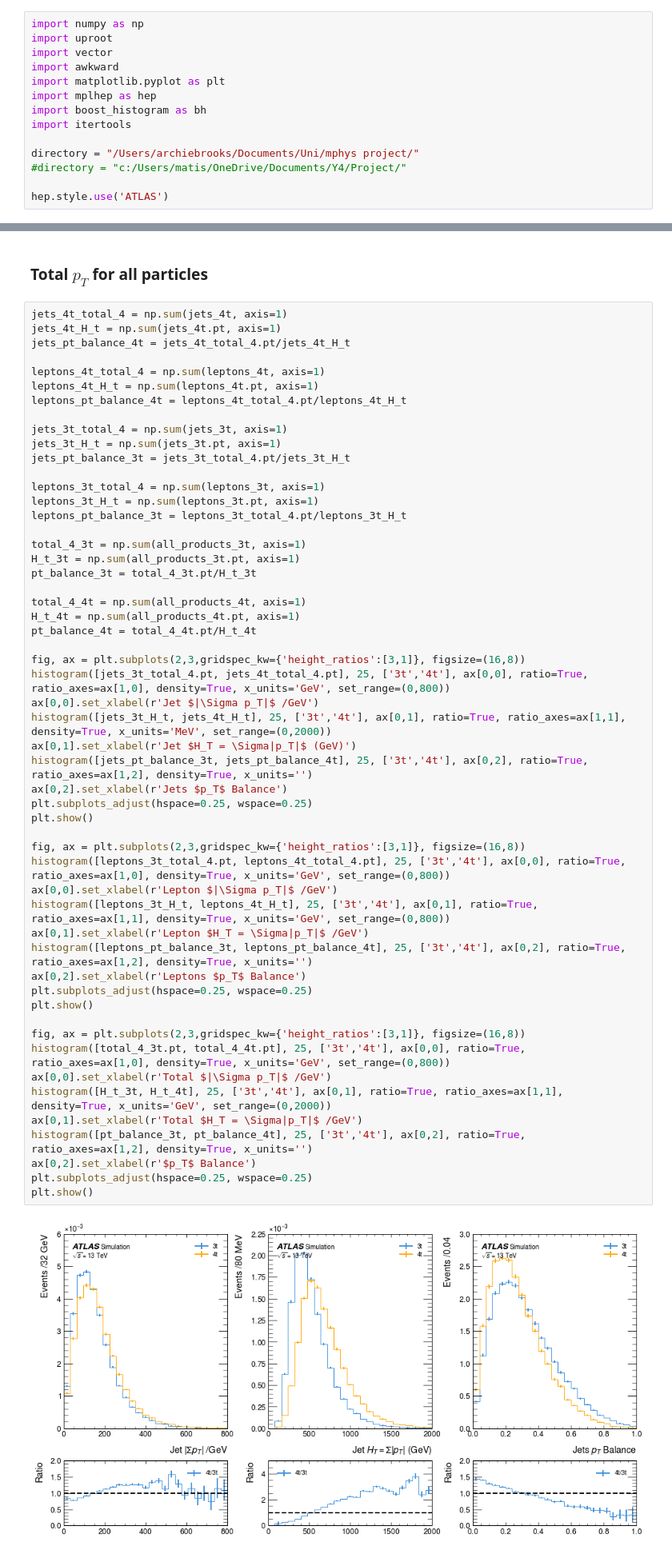
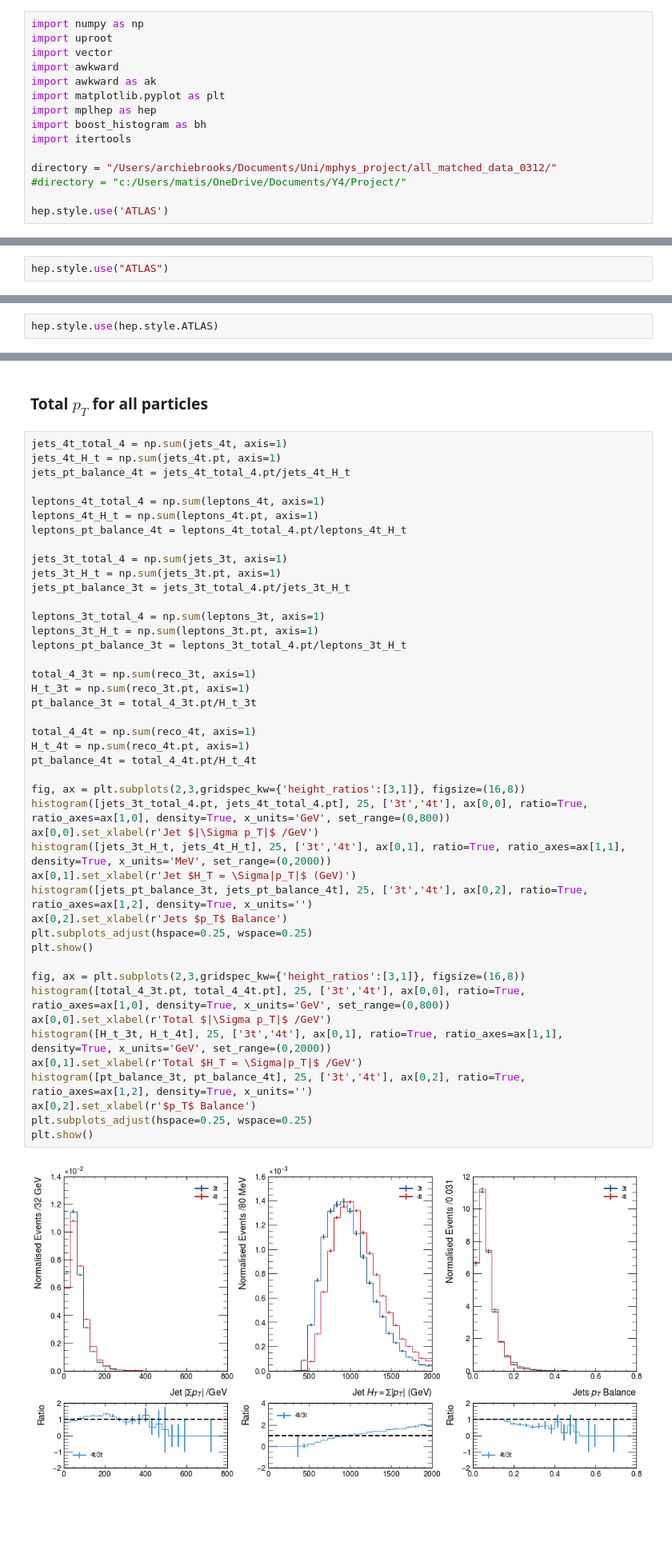
Before and after one commit to archiebrooks02/MPHYS-4Top, a Jupyter notebook: reco_level_sim2.ipynb, the cells around one changed output, grey strips where cells are left out. Shown at 80% size. Cells and saved outputs as stored; diff of their text form; blank space fills up the shorter version.

```diff
--- a/reco_level_sim2.ipynb
+++ b/reco_level_sim2.ipynb
@@ -3,12 +3,13 @@ import numpy as np
 import uproot
 import vector
 import awkward
+import awkward as ak
 import matplotlib.pyplot as plt
 import mplhep as hep
 import boost_histogram as bh
 import itertools
 
-directory = "/Users/archiebrooks/Documents/Uni/mphys project/"
+directory = "/Users/archiebrooks/Documents/Uni/mphys_project/all_matched_data_0312/"
 #directory = "c:/Users/matis/OneDrive/Documents/Y4/Project/"
 
 hep.style.use('ATLAS')
@@ -513,0 +620,2 @@ plt.show()
+# %%
+hep.style.use("ATLAS")
@@ -513,0 +624,2 @@ plt.show()
+# %%
+hep.style.use(hep.style.ATLAS)
@@ -527,45 +658,35 @@ jets_3t_H_t = np.sum(jets_3t.pt, axis=1)
 jets_pt_balance_3t = jets_3t_total_4.pt/jets_3t_H_t
 
 leptons_3t_total_4 = np.sum(leptons_3t, axis=1)
 leptons_3t_H_t = np.sum(leptons_3t.pt, axis=1)
 leptons_pt_balance_3t = leptons_3t_total_4.pt/leptons_3t_H_t
 
-total_4_3t = np.sum(all_products_3t, axis=1)
-H_t_3t = np.sum(all_products_3t.pt, axis=1)
+total_4_3t = np.sum(reco_3t, axis=1)
+H_t_3t = np.sum(reco_3t.pt, axis=1)
 pt_balance_3t = total_4_3t.pt/H_t_3t
 
-total_4_4t = np.sum(all_products_4t, axis=1)
-H_t_4t = np.sum(all_products_4t.pt, axis=1)
+total_4_4t = np.sum(reco_4t, axis=1)
+H_t_4t = np.sum(reco_4t.pt, axis=1)
 pt_balance_4t = total_4_4t.pt/H_t_4t
 
 fig, ax = plt.subplots(2,3,gridspec_kw={'height_ratios':[3,1]}, figsize=(16,8))
 histogram([jets_3t_total_4.pt, jets_4t_total_4.pt], 25, ['3t','4t'], ax[0,0], ratio=True, ratio_axes=ax[1,0], density=True, x_units='GeV', set_range=(0,800))
 ax[0,0].set_xlabel(r'Jet $|\Sigma p_T|$ /GeV')
 histogram([jets_3t_H_t, jets_4t_H_t], 25, ['3t','4t'], ax[0,1], ratio=True, ratio_axes=ax[1,1], density=True, x_units='MeV', set_range=(0,2000))
 ax[0,1].set_xlabel(r'Jet $H_T = \Sigma|p_T|$ (GeV)')
 histogram([jets_pt_balance_3t, jets_pt_balance_4t], 25, ['3t','4t'], ax[0,2], ratio=True, ratio_axes=ax[1,2], density=True, x_units='')
 ax[0,2].set_xlabel(r'Jets $p_T$ Balance')
 plt.subplots_adjust(hspace=0.25, wspace=0.25)
 plt.show()
 
 fig, ax = plt.subplots(2,3,gridspec_kw={'height_ratios':[3,1]}, figsize=(16,8))
-histogram([leptons_3t_total_4.pt, leptons_4t_total_4.pt], 25, ['3t','4t'], ax[0,0], ratio=True, ratio_axes=ax[1,0], density=True, x_units='GeV', set_range=(0,800))
-ax[0,0].set_xlabel(r'Lepton $|\Sigma p_T|$ /GeV')
-histogram([leptons_3t_H_t, leptons_4t_H_t], 25, ['3t','4t'], ax[0,1], ratio=True, ratio_axes=ax[1,1], density=True, x_units='GeV', set_range=(0,800))
-ax[0,1].set_xlabel(r'Lepton $H_T = \Sigma|p_T|$ /GeV')
-histogram([leptons_pt_balance_3t, leptons_pt_balance_4t], 25, ['3t','4t'], ax[0,2], ratio=True, ratio_axes=ax[1,2], density=True, x_units='')
-ax[0,2].set_xlabel(r'Leptons $p_T$ Balance')
-plt.subplots_adjust(hspace=0.25, wspace=0.25)
-plt.show()
-
-fig, ax = plt.subplots(2,3,gridspec_kw={'height_ratios':[3,1]}, figsize=(16,8))
 histogram([total_4_3t.pt, total_4_4t.pt], 25, ['3t','4t'], ax[0,0], ratio=True, ratio_axes=ax[1,0], density=True, x_units='GeV', set_range=(0,800))
 ax[0,0].set_xlabel(r'Total $|\Sigma p_T|$ /GeV')
 histogram([H_t_3t, H_t_4t], 25, ['3t','4t'], ax[0,1], ratio=True, ratio_axes=ax[1,1], density=True, x_units='GeV', set_range=(0,2000))
 ax[0,1].set_xlabel(r'Total $H_T = \Sigma|p_T|$ /GeV')
 histogram([pt_balance_3t, pt_balance_4t], 25, ['3t','4t'], ax[0,2], ratio=True, ratio_axes=ax[1,2], density=True, x_units='')
 ax[0,2].set_xlabel(r'$p_T$ Balance')
 plt.subplots_adjust(hspace=0.25, wspace=0.25)
 plt.show()
 # %% [output]
-[figure, old version]
+[figure, new version]
```
Also changed, not shown: parts of 29 cells of this notebook, 5 other files.
